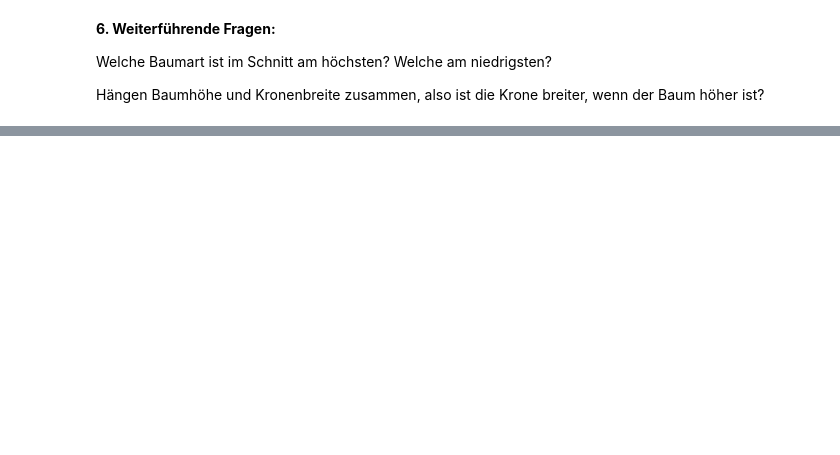
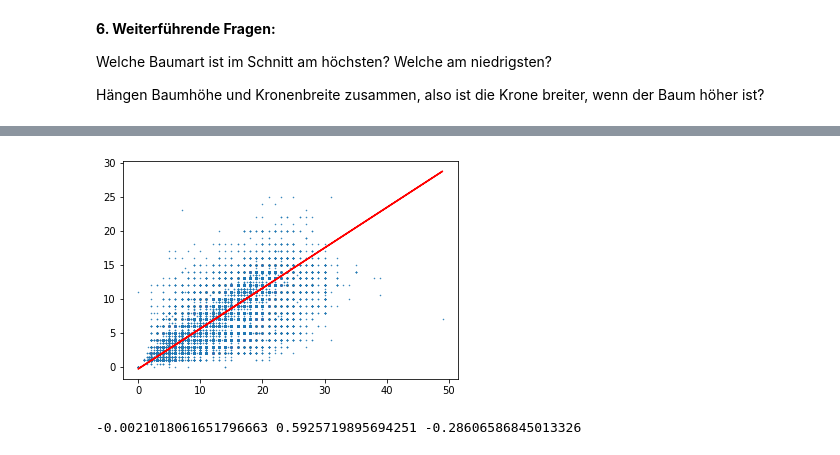
Before and after one commit to codeforbielefeld/baumkataster, a Jupyter notebook: Baumbestand Datensatz.ipynb, the cells around one changed output, grey strips where cells are left out. Drawn from its saved outputs; the diff is of its cells as text; code cells hidden in the pictures; blank space fills up the shorter version.

```diff
--- a/Baumbestand Datensatz.ipynb
+++ b/Baumbestand Datensatz.ipynb
@@ -24,0 +25,22 @@ data.head()
+# %%
+df = df.rename(columns={
+    "WKT": "Geo",
+    "baumart_de": "Baumart_Deutsch",
+    "baumart_bo": "Baumart_Botanisch",
+    "kronendurc": "Kronendurchmesser",
+    "pfle_art_n": "Pflege_Art_Nummer",
+    "pfle_art_b": "Pflege_Art_Beschreibung",
+    "baumhoehe_": "Baumhoehe",
+    "standort_n_output": "FRAGEZEICHEN",
+    "kronendurc_output": "Kronendurchmesser_gerundet"
+})
+# %%
+from shapely import wkt
+import geopandas as gpd
+
+df['latlon'] = df['Geo'].apply(wkt.loads)
+
+gdf = gpd.GeoDataFrame(df, geometry='latlon')
+
+df['lat'] = gdf.geometry.x
+df['long'] = gdf.geometry.y
@@ -56,0 +183,17 @@ Hängen Baumhöhe und Kronenbreite zusammen, also ist die Krone breiter, wenn de
+# %%
+import matplotlib.pyplot as plt
+import numpy as np
+
+plt.scatter(df['Baumhoehe'], df['Kronendurchmesser'], s=0.25, marker="o", )
+
+m, n, b = np.polyfit(df['Baumhoehe'], df['Kronendurchmesser'], 2)
+plt.plot(df['Baumhoehe'], m*m*df['Baumhoehe']+n*df['Baumhoehe']+b, "-r")
+
+#df.plot(x="Baumhoehe", y="Kronendurchmesser", kind="scatter", s=0.25, c="green")
+
+plt.show()
+
+print(m,n,b)
+# %% [output]
+[figure, added]
+-0.0021018061651796663 0.5925719895694251 -0.28606586845013326
```
Also changed, not shown: parts of 18 cells of this notebook, 1 other file.
